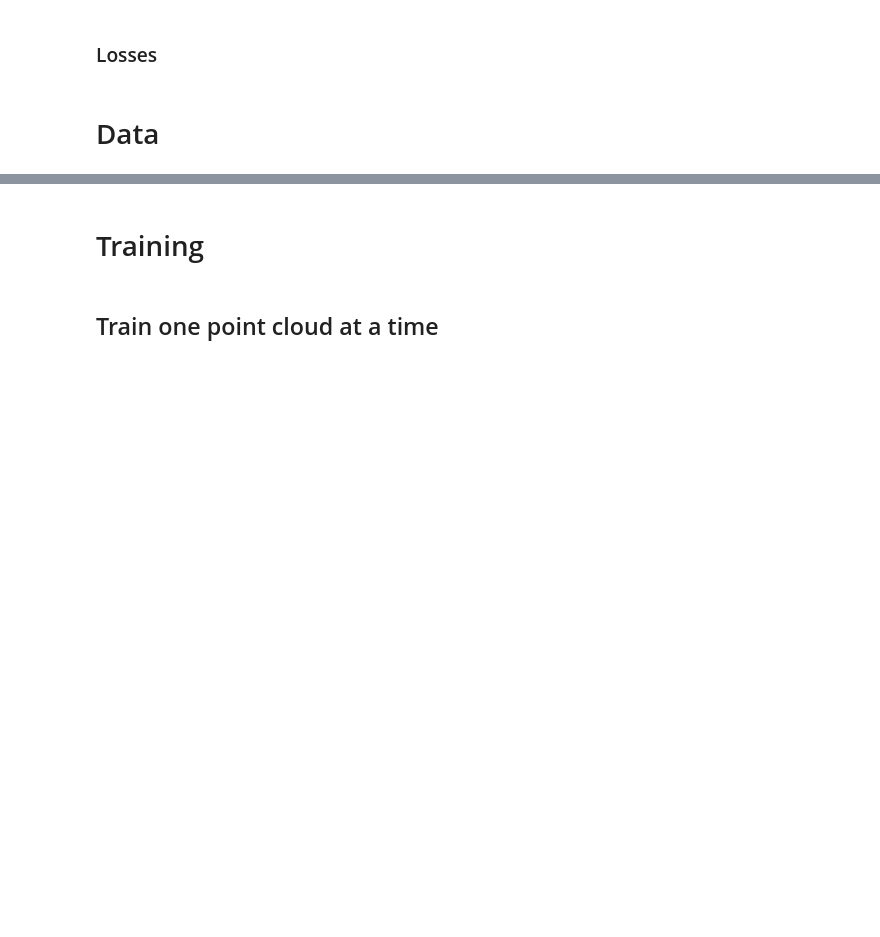
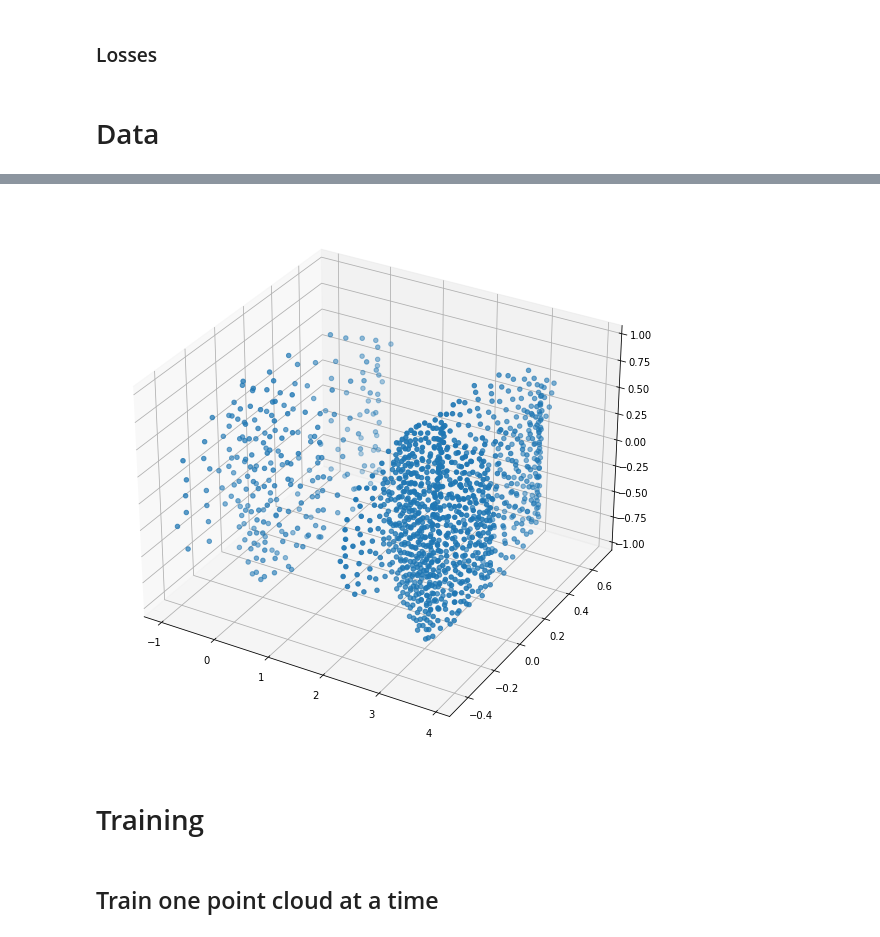
Before and after one commit to zademn/PU-GCN-pytorch, a Jupyter notebook: Training.ipynb, the cells around one changed output, grey strips where cells are left out. Saved outputs shown, nothing was run; the diff lists cells and outputs as text; code cells hidden in the pictures; blank space fills up the shorter version.

```diff
--- a/Training.ipynb
+++ b/Training.ipynb
@@ -95,6 +72,20 @@ def viz_many(clouds: list):
         pcd.points = o3d.utility.Vector3dVector(p + i * np.array([3, 0, 0])) # shift to see them side by side
         pcds.append(pcd)
     o3d.visualization.draw_geometries(pcds)
+
+def viz_many_mpl(clouds: list[np.ndarray], d = 3, ax = None):
+    points = None
+    for i, p in enumerate(clouds):
+
+        points = p if points is None else np.concatenate([points, p + i * np.array([d, 0, 0])])
+
+    if ax is None:
+        fig = plt.figure()
+        ax = plt.axes(projection='3d')
+
+    ax.scatter(*points.T)
+
+    plt.show()
 # %% [markdown]
 ### Configs
 # %%
@@ -165,7 +156,11 @@ total 13800 samples
 # %%
 data_cloud, gt_cloud = next(iter(dataset))
 # %%
-viz_many([data_cloud, gt_cloud])
+fig = plt.figure(figsize = (10, 10))
+ax = plt.axes(projection='3d')
+viz_many_mpl([data_cloud, gt_cloud], ax = ax)
+# %% [output]
+[figure, added]
 # %% [markdown]
 # Training
 # %% [markdown]
```
Also changed, not shown: parts of 17 cells of this notebook, 10 other files.
